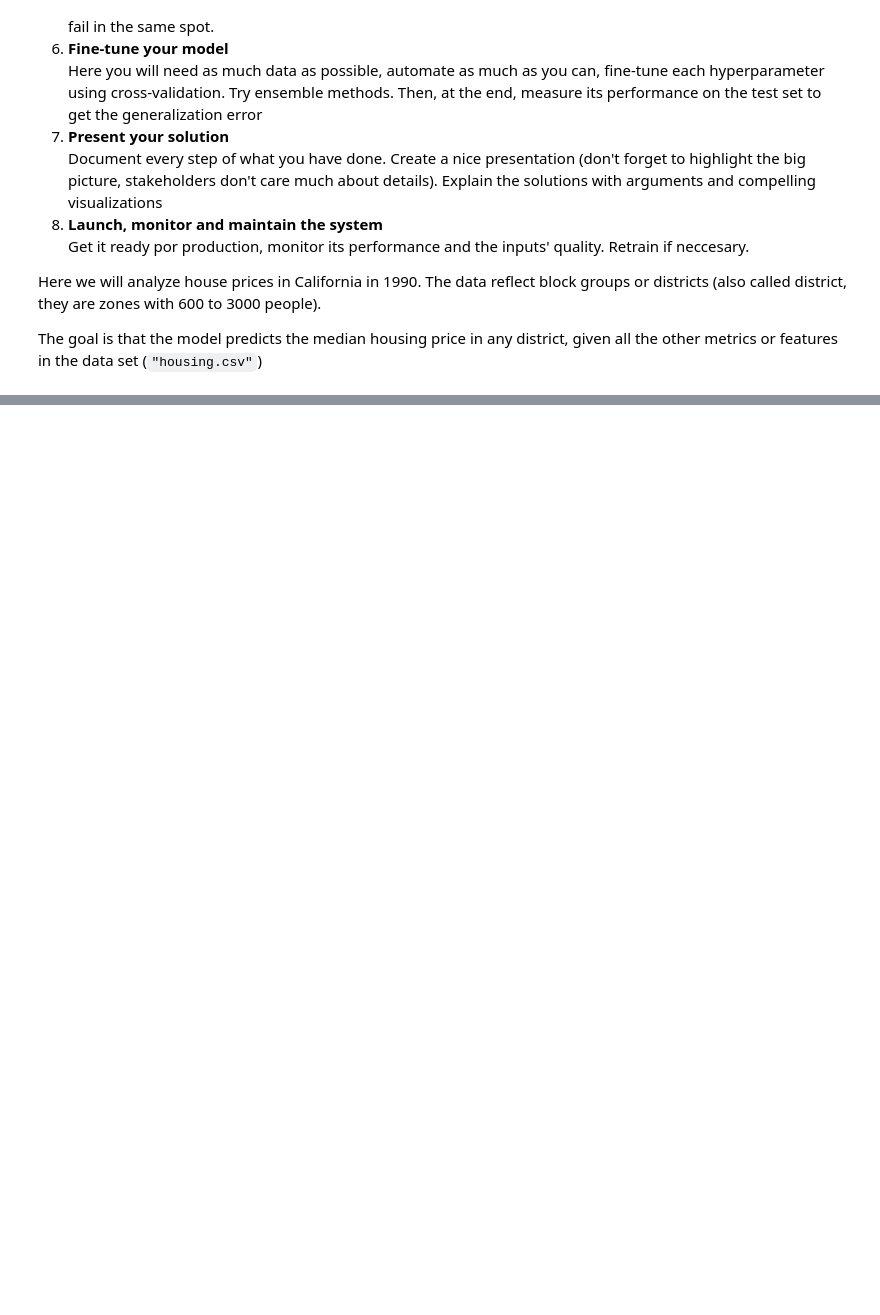
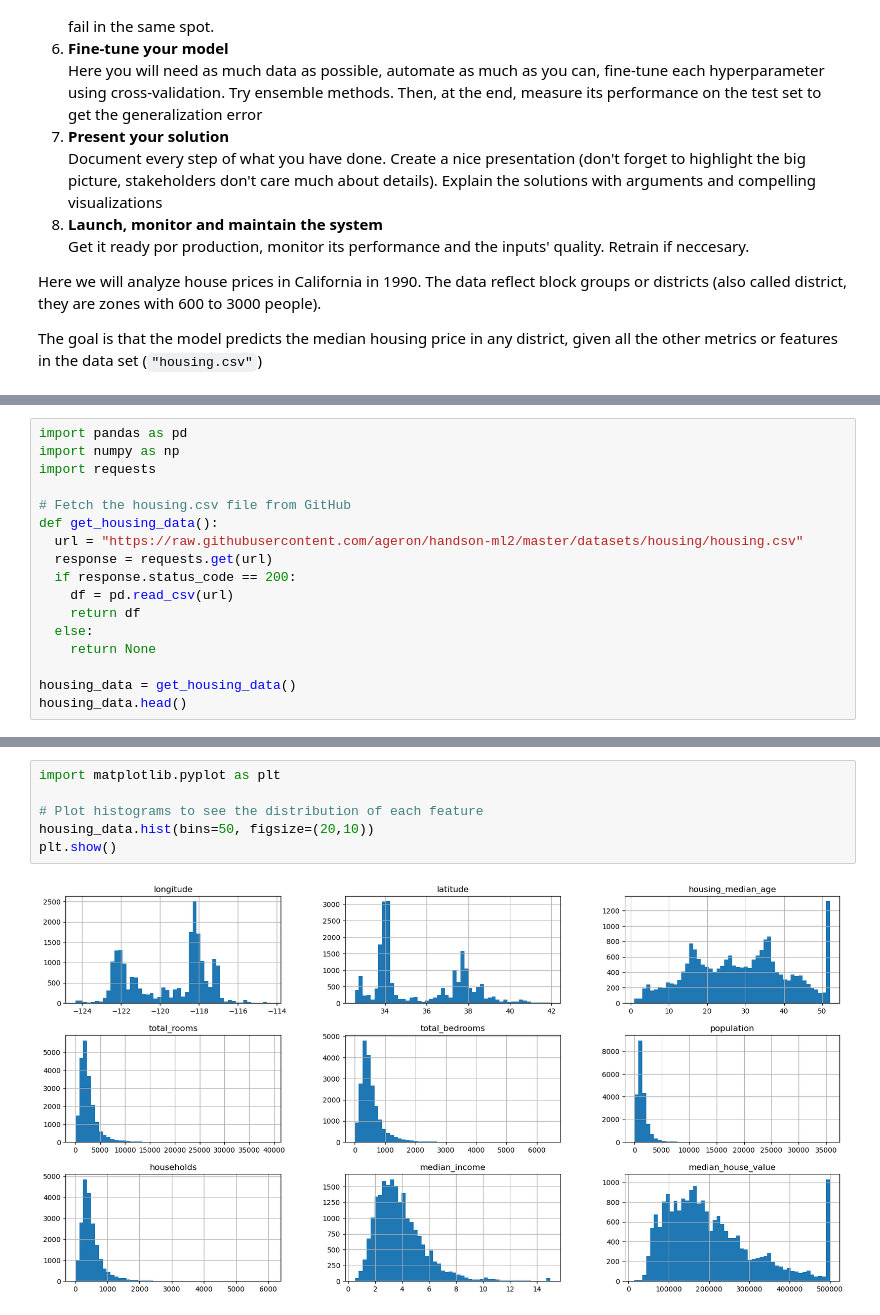
Before and after one commit to dnewbie25/Hands-on-Machine-Learning-Solutions, a Jupyter notebook: CH2_End_to_End_ML_Project/2-End to End Machine Learning notes.ipynb, the cells around one changed output, grey strips where cells are left out. Saved outputs shown, nothing was run; the diff lists cells and outputs as text; blank space fills up the shorter version.

Commit message:
fetch housing data from github

```diff
--- a/CH2_End_to_End_ML_Project/2-End to End Machine Learning notes.ipynb
+++ b/CH2_End_to_End_ML_Project/2-End to End Machine Learning notes.ipynb
@@ -57,0 +64,17 @@ $RMSE(X,h)$ is the cost function measured on the set of examples using the hypot
+# %%
+import pandas as pd
+import numpy as np
+import requests
+
+# Fetch the housing.csv file from GitHub
+def get_housing_data():
+  url = "https://raw.githubusercontent.com/ageron/handson-ml2/master/datasets/housing/housing.csv"
+  response = requests.get(url)
+  if response.status_code == 200:
+    df = pd.read_csv(url)
+    return df
+  else:
+    return None
+
+housing_data = get_housing_data()
+housing_data.head()
@@ -57,0 +120,8 @@ $RMSE(X,h)$ is the cost function measured on the set of examples using the hypot
+# %%
+import matplotlib.pyplot as plt
+
+# Plot histograms to see the distribution of each feature
+housing_data.hist(bins=50, figsize=(20,10))
+plt.show()
+# %% [output]
+[figure, added]
```
Also changed, not shown: parts of 4 cells of this notebook, 1 other file.
